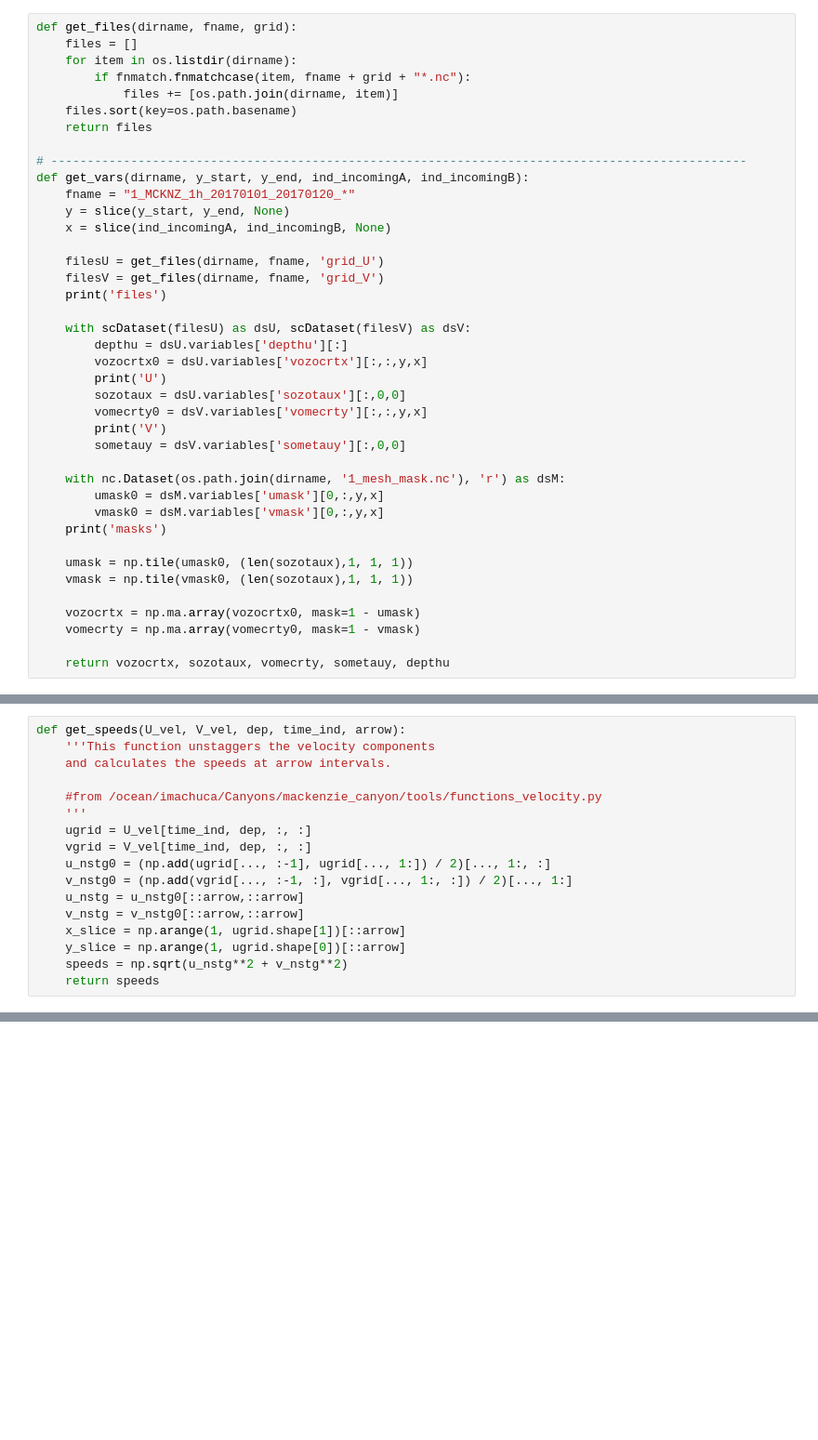
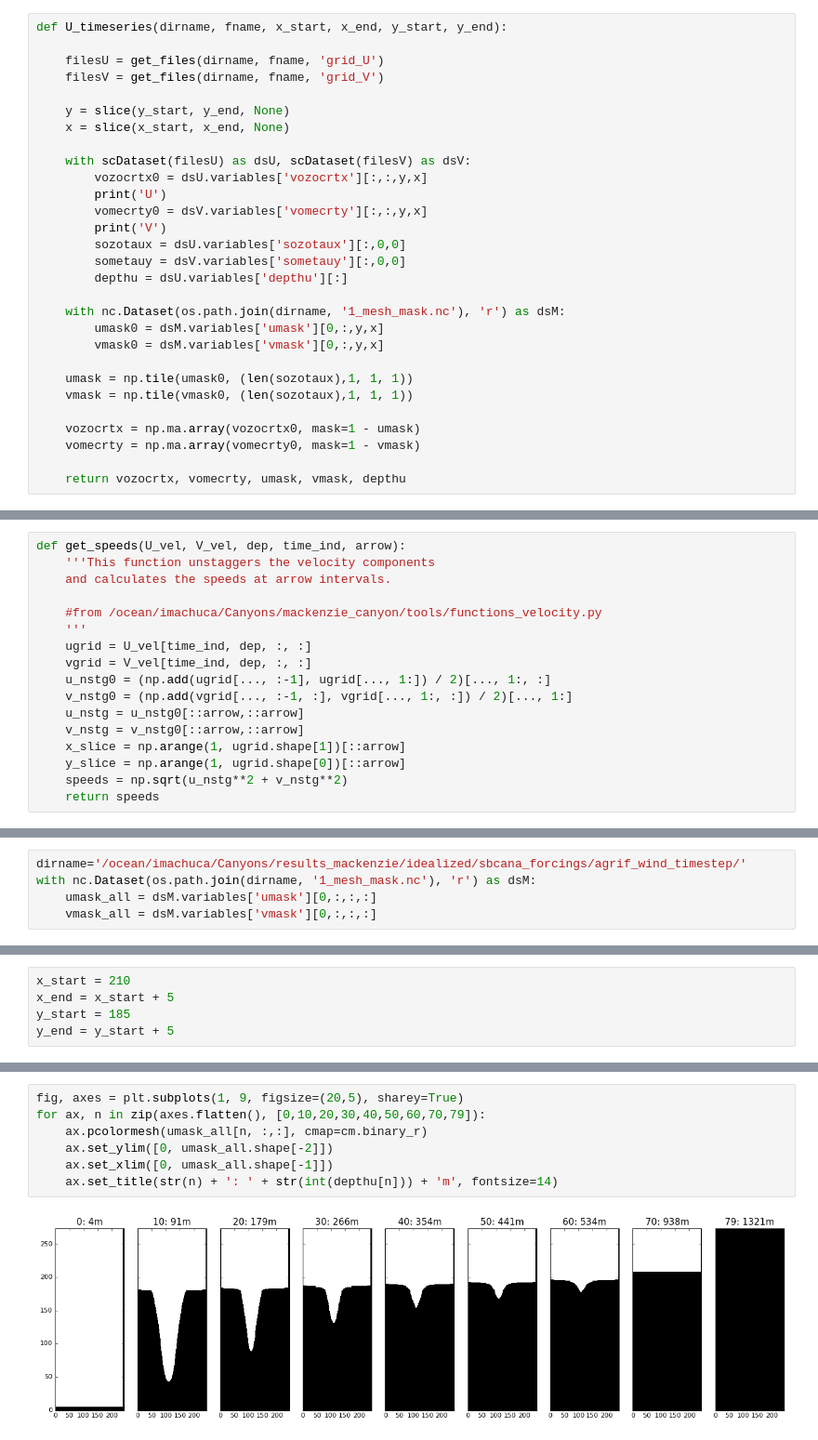
Before and after one commit to UBC-MOAD/analysis_mackenzie_canyon, a Jupyter notebook: notebooks/general_circulation/incoming_velocity.ipynb, the cells around one changed output, grey strips where cells are left out. Shown at 93% size. Cells and saved outputs as stored; diff of their text form; blank space fills up the shorter version.

```diff
--- a/notebooks/general_circulation/incoming_velocity.ipynb
+++ b/notebooks/general_circulation/incoming_velocity.ipynb
@@ -29,37 +32,26 @@ def get_files(dirname, fname, grid):
     files.sort(key=os.path.basename)
     return files
 # %%
-def get_files(dirname, fname, grid):
-    files = []
-    for item in os.listdir(dirname):
-        if fnmatch.fnmatchcase(item, fname + grid + "*.nc"):
-            files += [os.path.join(dirname, item)]
-    files.sort(key=os.path.basename)
-    return files
-
-# ------------------------------------------------------------------------------------------------
-def get_vars(dirname, y_start, y_end, ind_incomingA, ind_incomingB):
-    fname = "1_MCKNZ_1h_20170101_20170120_*"
-    y = slice(y_start, y_end, None)
-    x = slice(ind_incomingA, ind_incomingB, None)
+def U_timeseries(dirname, fname, x_start, x_end, y_start, y_end):
 
     filesU = get_files(dirname, fname, 'grid_U')
     filesV = get_files(dirname, fname, 'grid_V')
-    print('files')
+
+    y = slice(y_start, y_end, None)
+    x = slice(x_start, x_end, None)
 
     with scDataset(filesU) as dsU, scDataset(filesV) as dsV:
-        depthu = dsU.variables['depthu'][:]
         vozocrtx0 = dsU.variables['vozocrtx'][:,:,y,x]
         print('U')
-        sozotaux = dsU.variables['sozotaux'][:,0,0]
         vomecrty0 = dsV.variables['vomecrty'][:,:,y,x]
         print('V')
+        sozotaux = dsU.variables['sozotaux'][:,0,0]
         sometauy = dsV.variables['sometauy'][:,0,0]
+        depthu = dsU.variables['depthu'][:]
 
     with nc.Dataset(os.path.join(dirname, '1_mesh_mask.nc'), 'r') as dsM:
         umask0 = dsM.variables['umask'][0,:,y,x]
         vmask0 = dsM.variables['vmask'][0,:,y,x]
-    print('masks')
 
     umask = np.tile(umask0, (len(sozotaux),1, 1, 1))
     vmask = np.tile(vmask0, (len(sozotaux),1, 1, 1))
@@ -67,4 +59,4 @@ def get_vars(dirname, y_start, y_end, ind_incomingA, ind_incomingB):
     vozocrtx = np.ma.array(vozocrtx0, mask=1 - umask)
     vomecrty = np.ma.array(vomecrty0, mask=1 - vmask)
 
-    return vozocrtx, sozotaux, vomecrty, sometauy, depthu
+    return vozocrtx, vomecrty, umask, vmask, depthu
@@ -138,0 +89,5 @@ def get_speeds(U_vel, V_vel, dep, time_ind, arrow):
+# %%
+dirname='/ocean/imachuca/Canyons/results_mackenzie/idealized/sbcana_forcings/agrif_wind_timestep/'
+with nc.Dataset(os.path.join(dirname, '1_mesh_mask.nc'), 'r') as dsM:
+    umask_all = dsM.variables['umask'][0,:,:,:]
+    vmask_all = dsM.variables['vmask'][0,:,:,:]
@@ -138,0 +99,5 @@ def get_speeds(U_vel, V_vel, dep, time_ind, arrow):
+# %%
+x_start = 210
+x_end = x_start + 5
+y_start = 185
+y_end = y_start + 5
@@ -138,0 +111,9 @@ def get_speeds(U_vel, V_vel, dep, time_ind, arrow):
+# %%
+fig, axes = plt.subplots(1, 9, figsize=(20,5), sharey=True)
+for ax, n in zip(axes.flatten(), [0,10,20,30,40,50,60,70,79]):
+    ax.pcolormesh(umask_all[n, :,:], cmap=cm.binary_r)
+    ax.set_ylim([0, umask_all.shape[-2]])
+    ax.set_xlim([0, umask_all.shape[-1]])
+    ax.set_title(str(n) + ': ' + str(int(depthu[n])) + 'm', fontsize=14)
+# %% [output]
+[figure, added]
```
Also changed, not shown: parts of 31 cells of this notebook.
